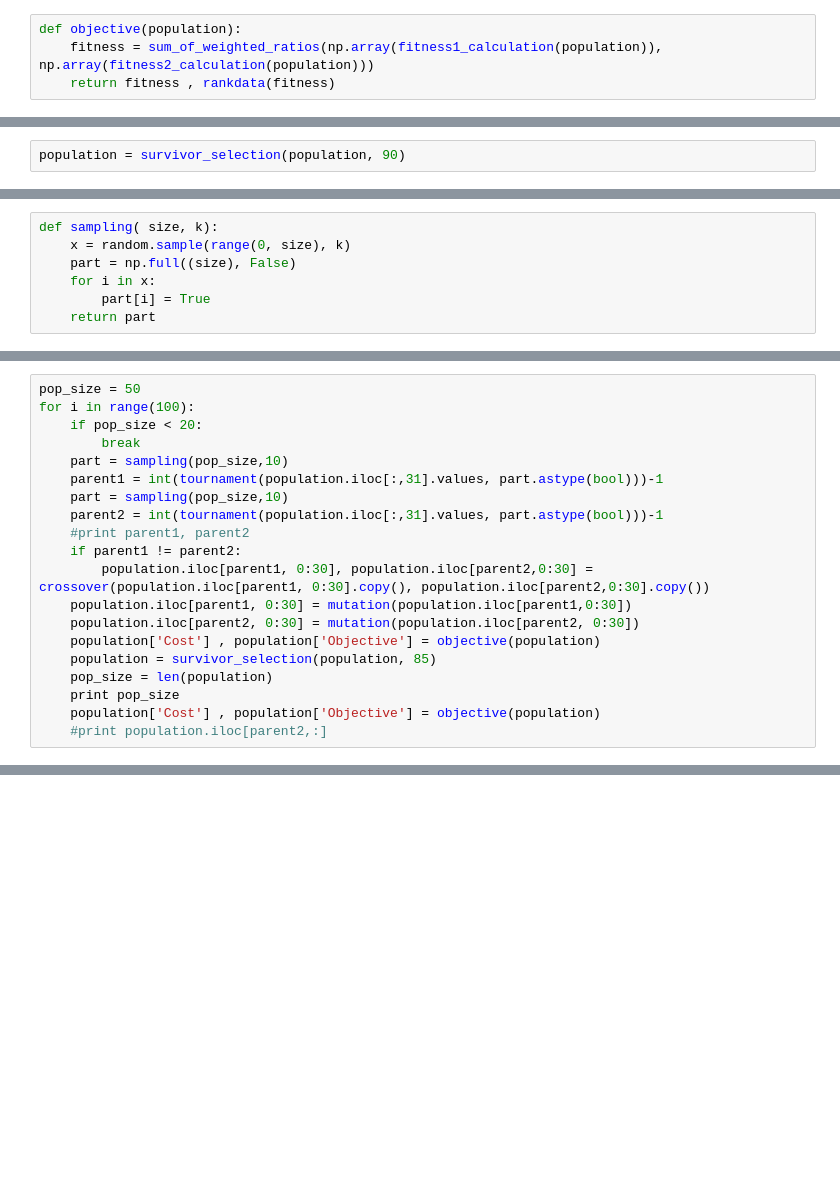
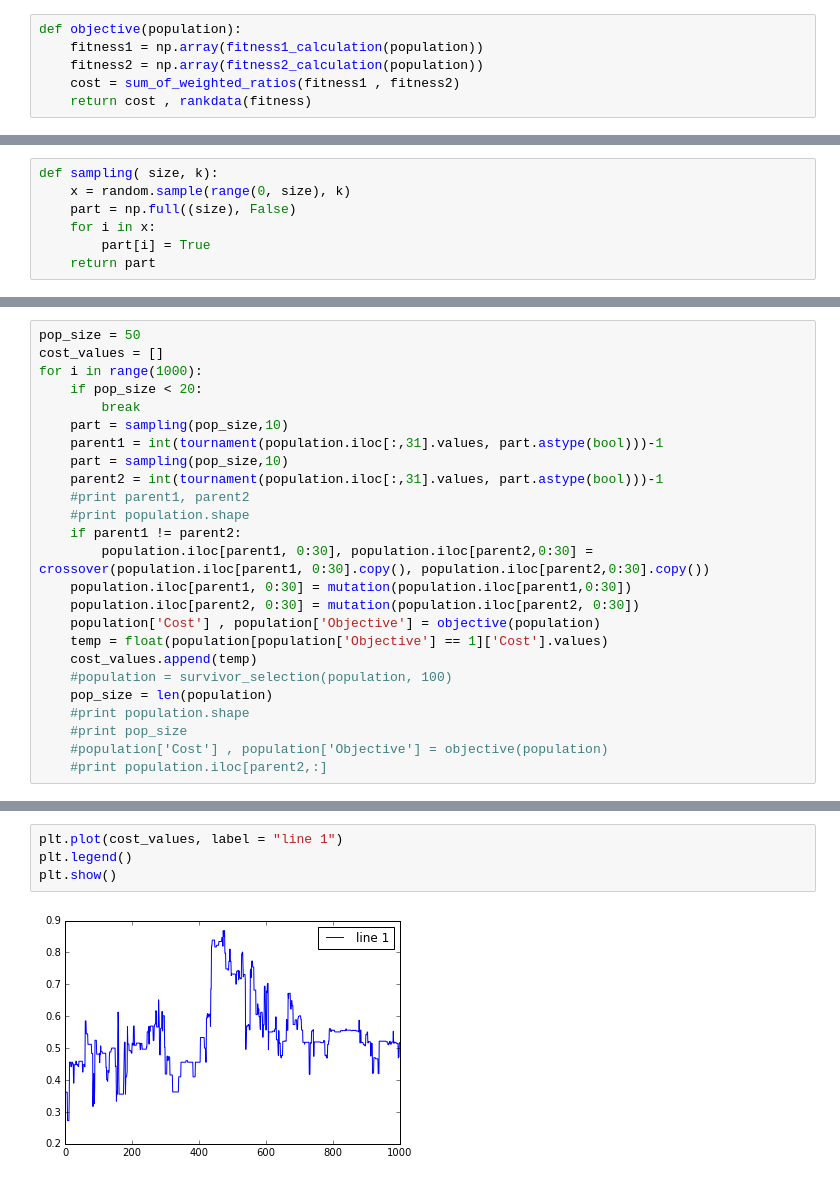
Before and after one commit to tanvidadu/Genetic-Algorithm, a Jupyter notebook: GeneticAlgorithm.ipynb, the cells around one changed output, grey strips where cells are left out. Cells and saved outputs as stored; diff of their text form; blank space fills up the shorter version.

Commit message:
Added graphs and formulated the results

```diff
--- a/GeneticAlgorithm.ipynb
+++ b/GeneticAlgorithm.ipynb
@@ -99,7 +98,9 @@ array([ 32.,  31.,   4.,   7.,   6.,  37.,  15.,  30.,  35.,  10.,  43.,
 # %%
 def objective(population):
-    fitness = sum_of_weighted_ratios(np.array(fitness1_calculation(population)), np.array(fitness2_calculation(population)))
-    return fitness , rankdata(fitness)
+    fitness1 = np.array(fitness1_calculation(population))
+    fitness2 = np.array(fitness2_calculation(population))
+    cost = sum_of_weighted_ratios(fitness1 , fitness2)
+    return cost , rankdata(fitness)
 # %%
 population['Cost'] , population['Objective'] = objective(population)
 population.head()
@@ -124,8 +125,6 @@ def survivor_selection(population, max_area):
             isDrop.append(False)
     population = population.drop(population[isDrop].index)
     return population
-# %%
-population = survivor_selection(population, 90)
 # %%
 print len(population)
 # %% [output]
@@ -148,6 +147,7 @@ print tournament(population.iloc[:,31].values, part.astype(bool))
 # %%
 pop_size = 50
-for i in range(100):
+cost_values = []
+for i in range(1000):
     if pop_size < 20:
         break
     part = sampling(pop_size,10)
@@ -155,13 +155,17 @@ for i in range(100):
     part = sampling(pop_size,10)
     parent2 = int(tournament(population.iloc[:,31].values, part.astype(bool)))-1
     #print parent1, parent2
+    #print population.shape
     if parent1 != parent2:
         population.iloc[parent1, 0:30], population.iloc[parent2,0:30] = crossover(population.iloc[parent1, 0:30].copy(), population.iloc[parent2,0:30].copy())
     population.iloc[parent1, 0:30] = mutation(population.iloc[parent1,0:30])
     population.iloc[parent2, 0:30] = mutation(population.iloc[parent2, 0:30])
     population['Cost'] , population['Objective'] = objective(population)
-    population = survivor_selection(population, 85)
+    temp = float(population[population['Objective'] == 1]['Cost'].values)
+    cost_values.append(temp)
+    #population = survivor_selection(population, 100)
     pop_size = len(population)
-    print pop_size
-    population['Cost'] , population['Objective'] = objective(population)
+    #print population.shape
+    #print pop_size
+    #population['Cost'] , population['Objective'] = objective(population)
     #print population.iloc[parent2,:]
@@ -222,0 +192,6 @@ for i in range(100):
+# %%
+plt.plot(cost_values, label = "line 1")
+plt.legend()
+plt.show()
+# %% [output]
+[figure, added]
```
Also changed, not shown: parts of 11 cells of this notebook, 1 other file.
